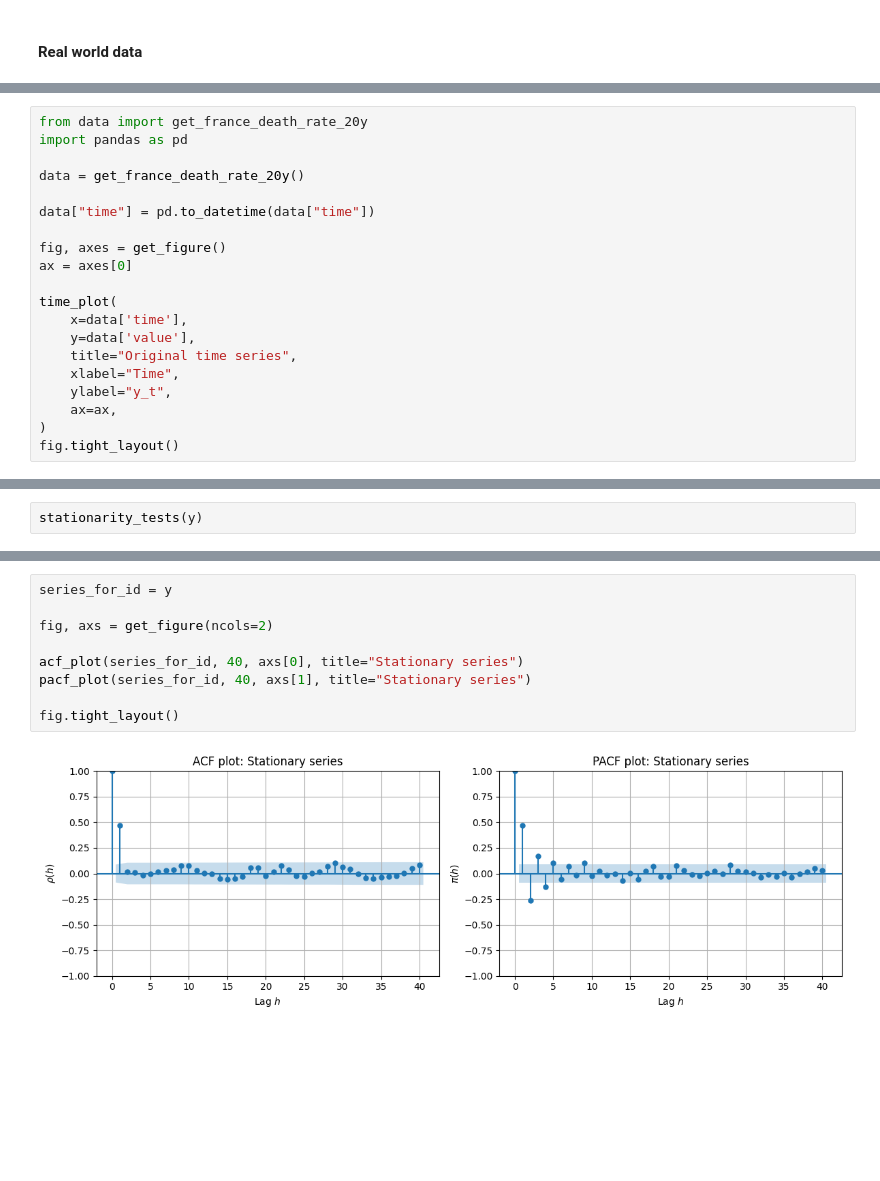
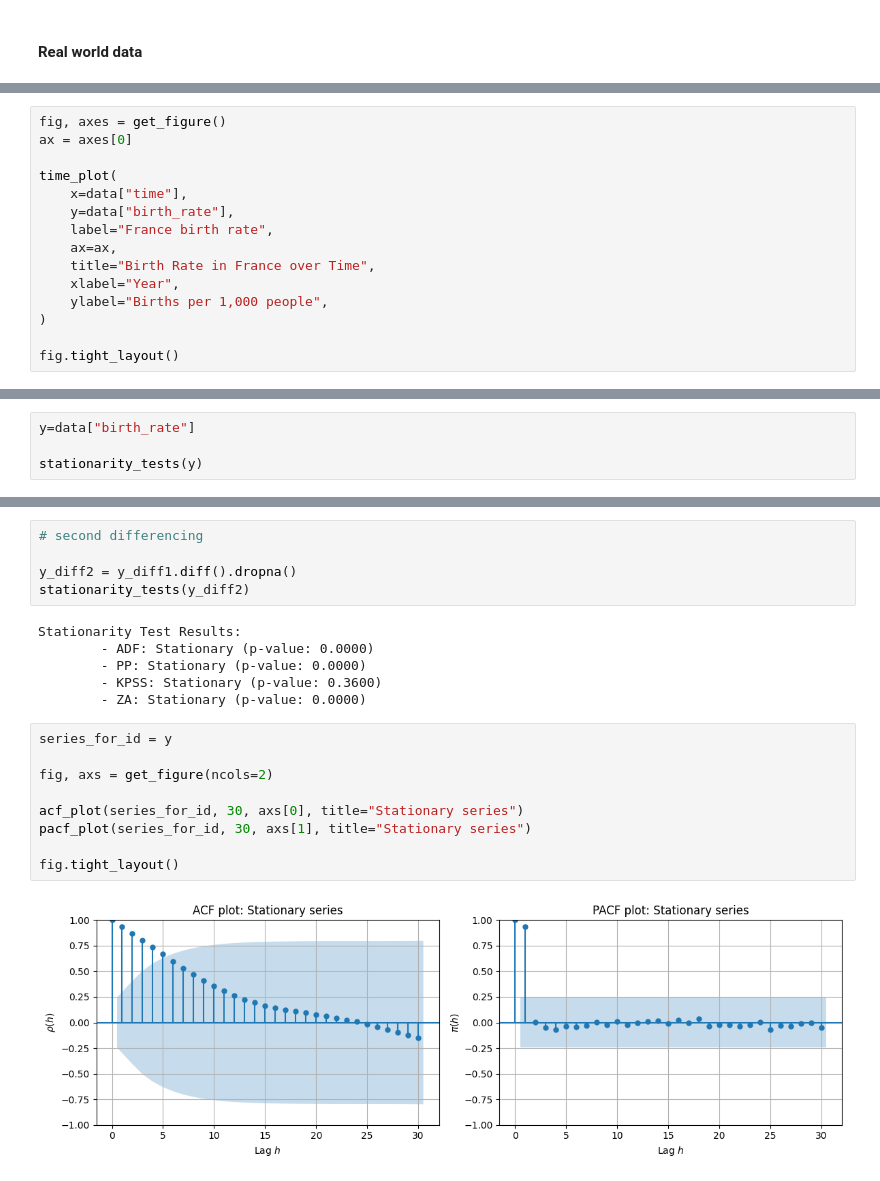
Before and after one commit to nadeeiiin/TIME-HS25-practical-exercises, a Jupyter notebook: notebooks/04_TIME_exercise-04.ipynb, the cells around one changed output, grey strips where cells are left out. Drawn from its saved outputs; the diff is of its cells as text; blank space fills up the shorter version.

Commit message:
add comments, delete unnecessary plots

```diff
--- a/notebooks/04_TIME_exercise-04.ipynb
+++ b/notebooks/04_TIME_exercise-04.ipynb
@@ -392,21 +231,16 @@ data.head()
 # %%
-from data import get_france_death_rate_20y
-import pandas as pd
-
-data = get_france_death_rate_20y()
-
-data["time"] = pd.to_datetime(data["time"])
-
 fig, axes = get_figure()
 ax = axes[0]
 
 time_plot(
-    x=data['time'],
-    y=data['value'],
-    title="Original time series",
-    xlabel="Time",
-    ylabel="y_t",
+    x=data["time"],
+    y=data["birth_rate"],
+    label="France birth rate",
     ax=ax,
+    title="Birth Rate in France over Time",
+    xlabel="Year",
+    ylabel="Births per 1,000 people",
 )
+
 fig.tight_layout()
 # %% [output]
@@ -414,4 +248,6 @@ fig.tight_layout()
 # %%
+y=data["birth_rate"]
+
 stationarity_tests(y)
 # %% [output]
 Stationarity Test Results:
@@ -422,11 +273,22 @@ Stationarity Test Results:
+# %%
+# second differencing
+
+y_diff2 = y_diff1.diff().dropna()
+stationarity_tests(y_diff2)
+# %% [output]
+Stationarity Test Results:
+        - ADF: Stationary (p-value: 0.0000)
+        - PP: Stationary (p-value: 0.0000)
+        - KPSS: Stationary (p-value: 0.3600)
+        - ZA: Stationary (p-value: 0.0000)
 # %%
 series_for_id = y
 
 fig, axs = get_figure(ncols=2)
 
-acf_plot(series_for_id, 40, axs[0], title="Stationary series")
-pacf_plot(series_for_id, 40, axs[1], title="Stationary series")
+acf_plot(series_for_id, 30, axs[0], title="Stationary series")
+pacf_plot(series_for_id, 30, axs[1], title="Stationary series")
 
 fig.tight_layout()
 # %% [output]
-[figure, old version]
+[figure, new version]
```
Also changed, not shown: parts of 31 cells of this notebook.
